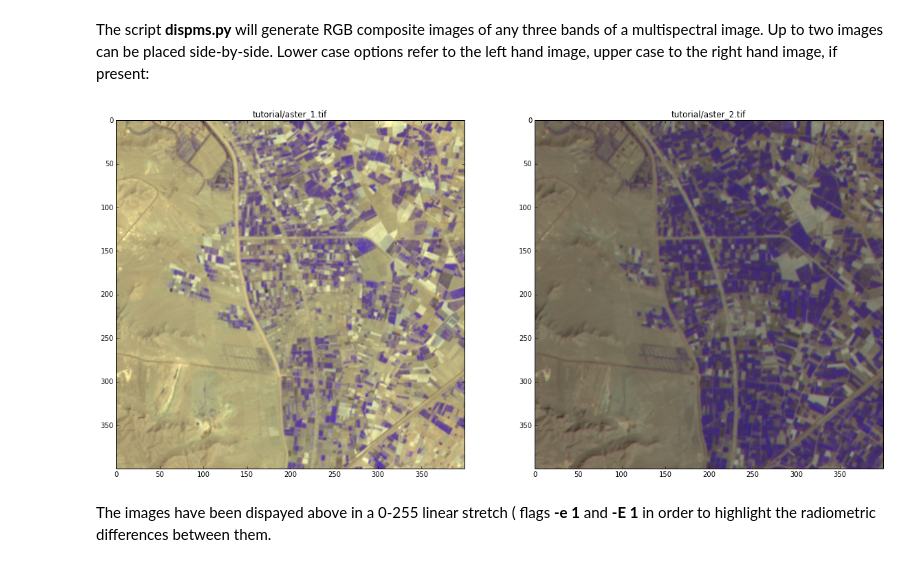
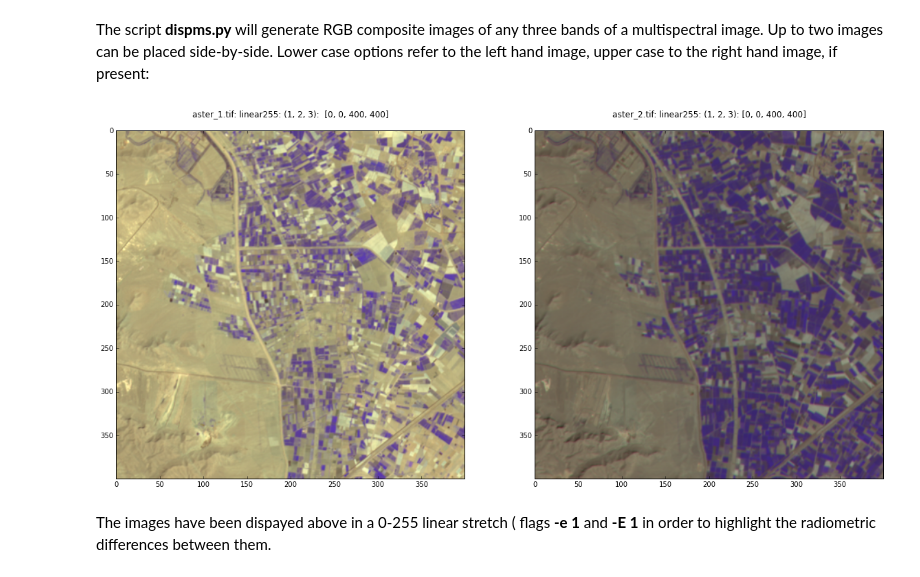
Before and after one commit to mortcanty/CRCDocker, a Jupyter notebook: src/tutorial/tutorial.ipynb, the cells around one changed output. Cells and saved outputs as stored; diff of their text form; code cells hidden in the pictures.

```diff
--- a/src/tutorial/tutorial.ipynb
+++ b/src/tutorial/tutorial.ipynb
@@ -128,9 +127,9 @@ elapsed time: 0.0834770202637
 # %% [markdown]
 The script <b>dispms.py</b> will generate RGB composite images of any three bands of a multispectral image. Up to two images can be placed side-by-side. Lower case options refer to the left hand image, upper case to the right hand image, if present:
 # %%
-run dispms -f tutorial/aster_1.tif -F tutorial/aster_2.tif -p [1,2,3] -e 1 -E 1
+run /home/dispms -f /home/tutorial/aster_1.tif -F tutorial/aster_2.tif -p [1,2,3] -e 1 -E 1
 # %% [output]
-[figure, old version]
+[figure, new version]
 # %% [markdown]
 The images have been dispayed above in a 0-255 linear stretch ( flags <b>-e 1</b> and <b>-E 1</b> in order to highlight the radiometric differences between them.
 # %% [markdown]
```
Also changed, not shown: parts of 15 cells of this notebook, 5 other files.
